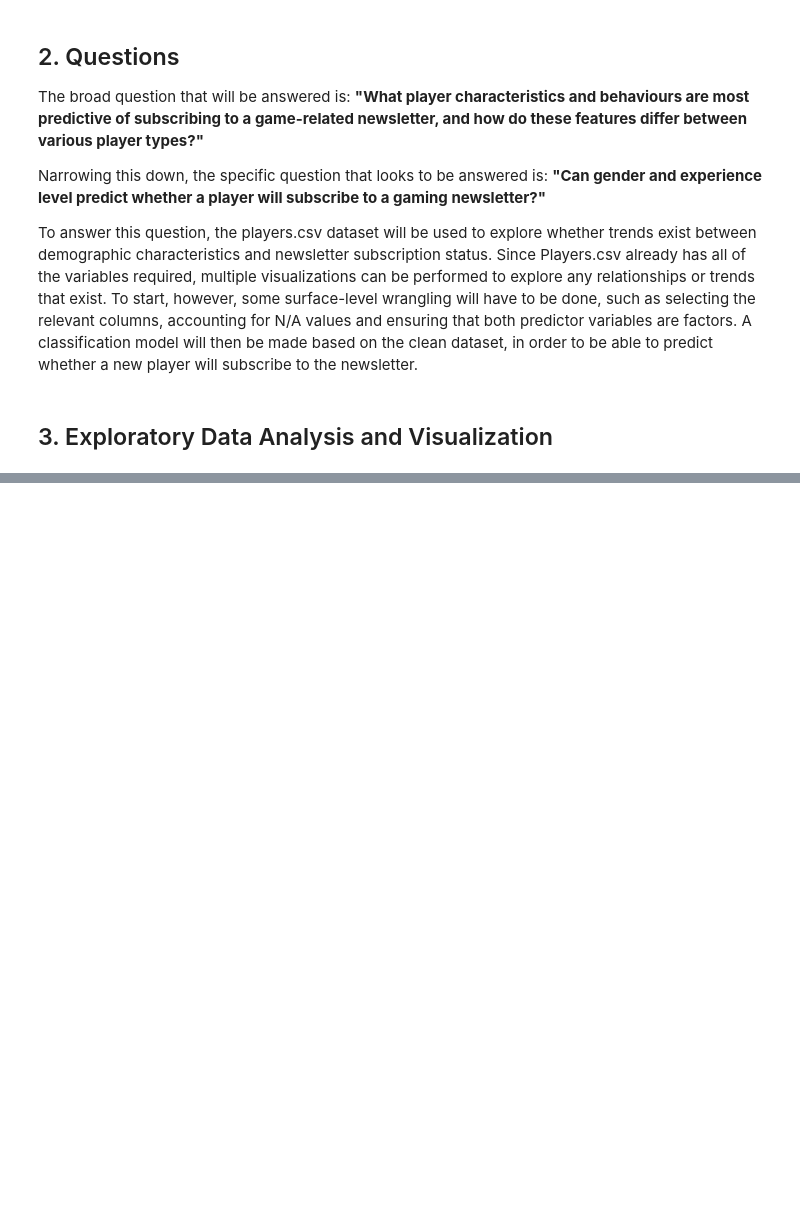
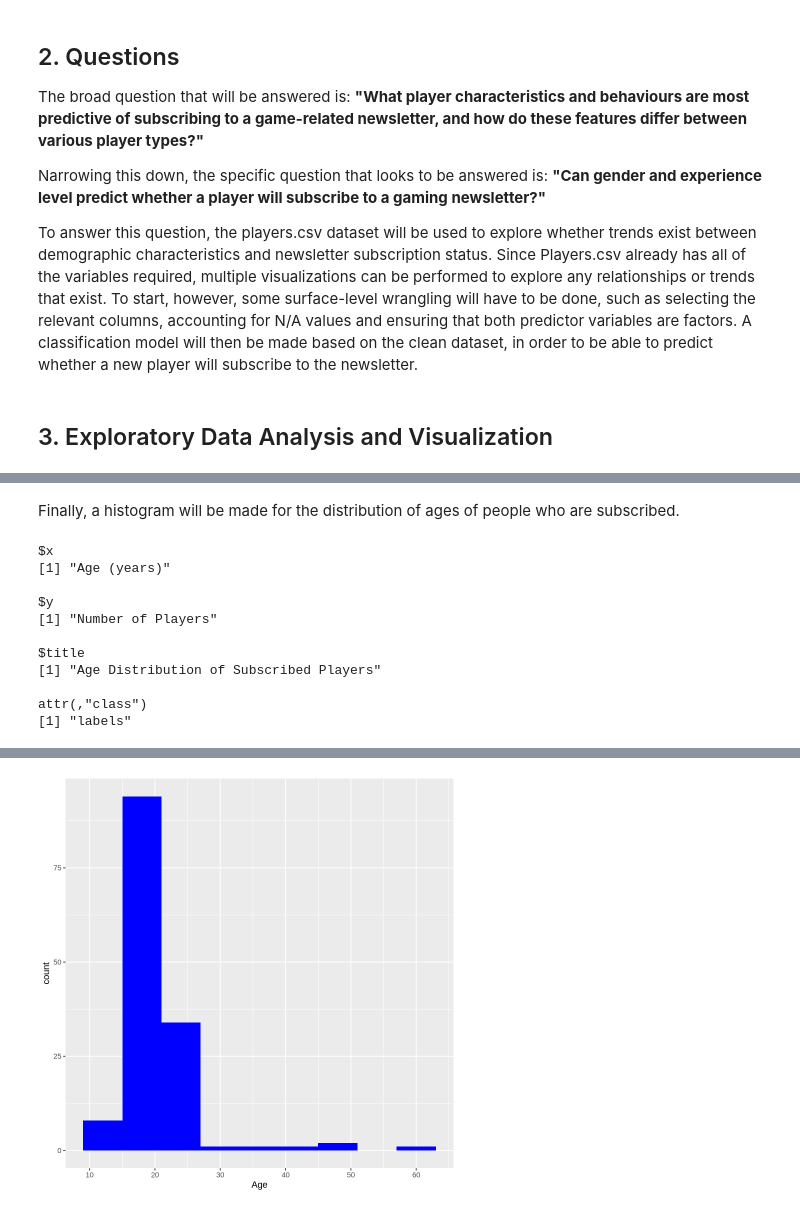
Before and after one commit to strikerjoseph734-glitch/individual_planning_project, a Jupyter notebook: planning_proposal.ipynb, the cells around one changed output, grey strips where cells are left out. Cells and saved outputs as stored; diff of their text form; code cells hidden in the pictures; blank space fills up the shorter version.

```diff
--- a/planning_proposal.ipynb
+++ b/planning_proposal.ipynb
@@ -214,0 +251,27 @@ To answer this question, the players.csv dataset will be used to explore whether
+# %% [markdown]
+Finally, a histogram will be made for the distribution of ages of people who are subscribed.
+# %%
+players_yes_factor <- players_factor |>
+    filter(subscribe == "TRUE")
+
+players_yes_plot <- ggplot(players_yes_factor, aes(x = Age)) +
+  geom_histogram(fill = "Blue",
+                 binwidth = 6) +
+  scale_x_continuous(n.breaks = 10)
+  labs(title = "Age Distribution of Subscribed Players",
+       x = "Age (years)",
+       y = "Number of Players")
+
+players_yes_plot
+# %% [output]
+$x
+[1] "Age (years)"
+
+$y
+[1] "Number of Players"
+
+$title
+[1] "Age Distribution of Subscribed Players"
+
+attr(,"class")
+[1] "labels"
@@ -214,0 +280 @@ To answer this question, the players.csv dataset will be used to explore whether
+[figure, added]
```
Also changed, not shown: parts of 8 cells of this notebook.
